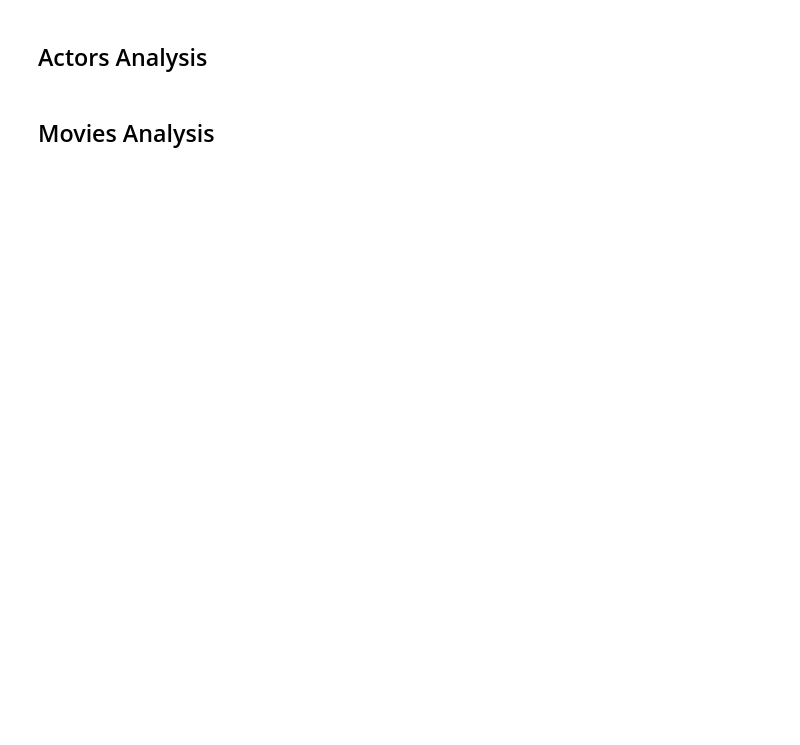
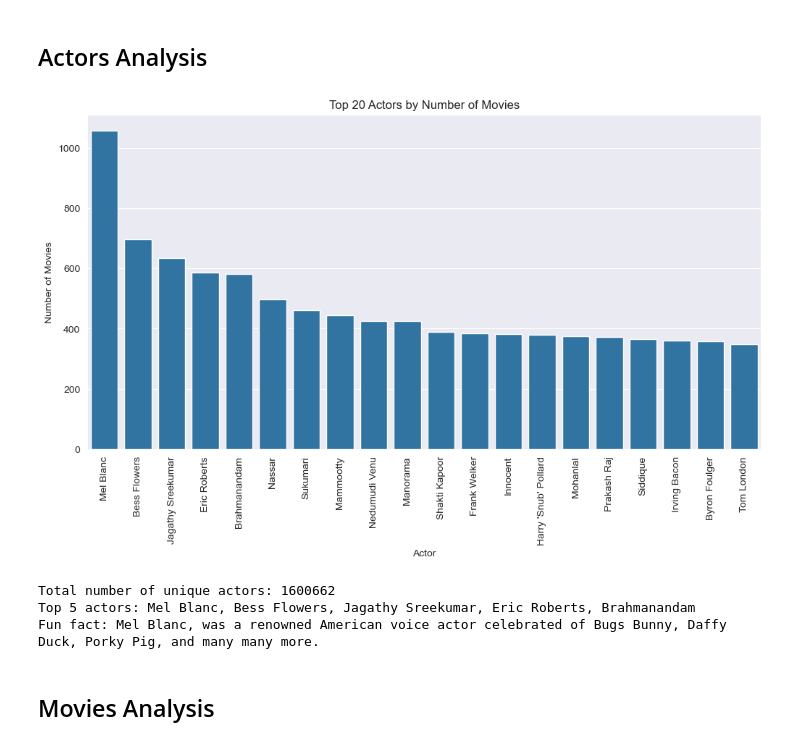
Before and after one commit to Simonstorms/Movie_Recommendation_System_and_Analysis, a Jupyter notebook: main.ipynb, the cells around one changed output. Cells and saved outputs as stored; diff of their text form; code cells hidden in the pictures; blank space fills up the shorter version.

```diff
--- a/main.ipynb
+++ b/main.ipynb
@@ -61,17 +71,22 @@ print(f"Top 5 genres: {', '.join(genre_counts.index[:5])}")
 # %%
 actor_counts = actors_df["name"].value_counts()
 
 plt.figure(figsize=(12, 6))
 sns.barplot(x=actor_counts.index[:20], y=actor_counts.values[:20])
 plt.xlabel("Actor")
 plt.ylabel("Number of Movies")
 plt.title("Top 20 Actors by Number of Movies")
 plt.xticks(rotation=90)
-plt.tight_layout()
 plt.show()
 
 print(f"Total number of unique actors: {len(actor_counts)}")
 print(f"Top 5 actors: {', '.join(actor_counts.index[:5])}")
+print("Fun fact: Mel Blanc, was a renowned American voice actor celebrated of Bugs Bunny, Daffy Duck, Porky Pig, and many many more.")
+# %% [output]
+[figure, added]
+Total number of unique actors: 1600662
+Top 5 actors: Mel Blanc, Bess Flowers, Jagathy Sreekumar, Eric Roberts, Brahmanandam
+Fun fact: Mel Blanc, was a renowned American voice actor celebrated of Bugs Bunny, Daffy Duck, Porky Pig, and many many more.
 # %% [markdown]
 ## Movies Analysis
 # %%
```
Also changed, not shown: parts of 6 cells of this notebook.
